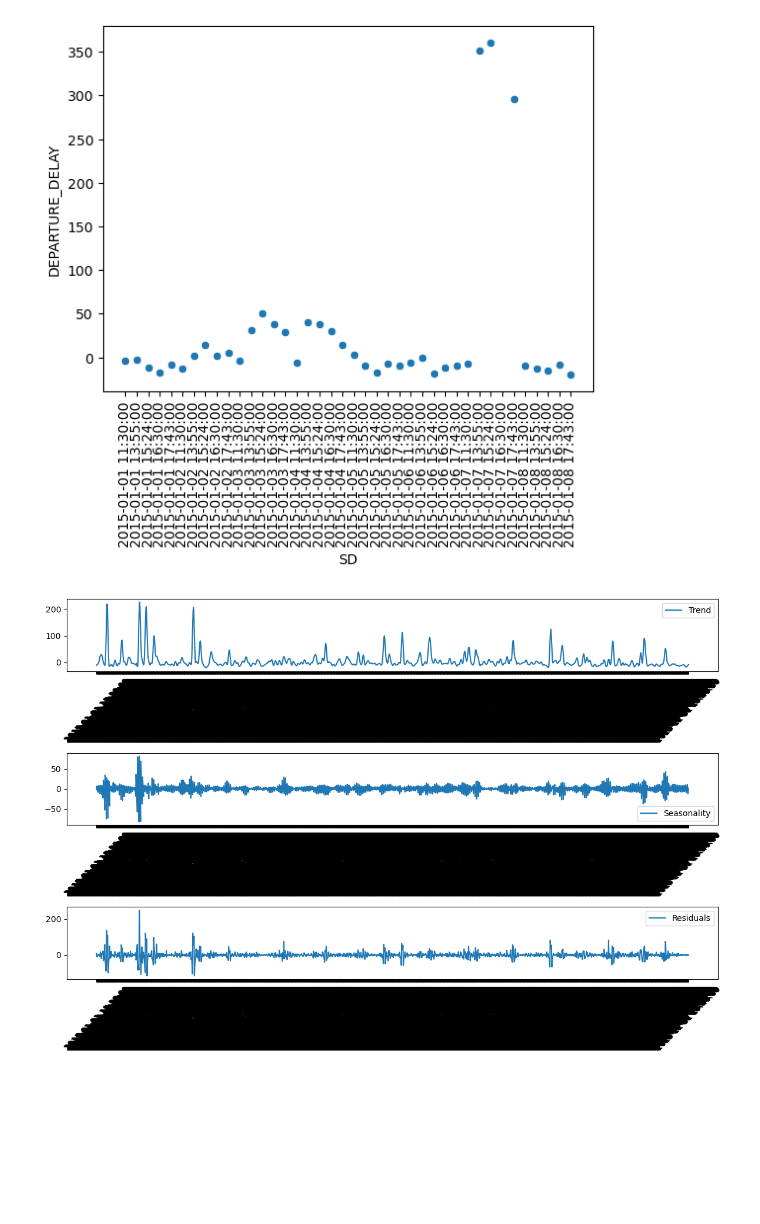
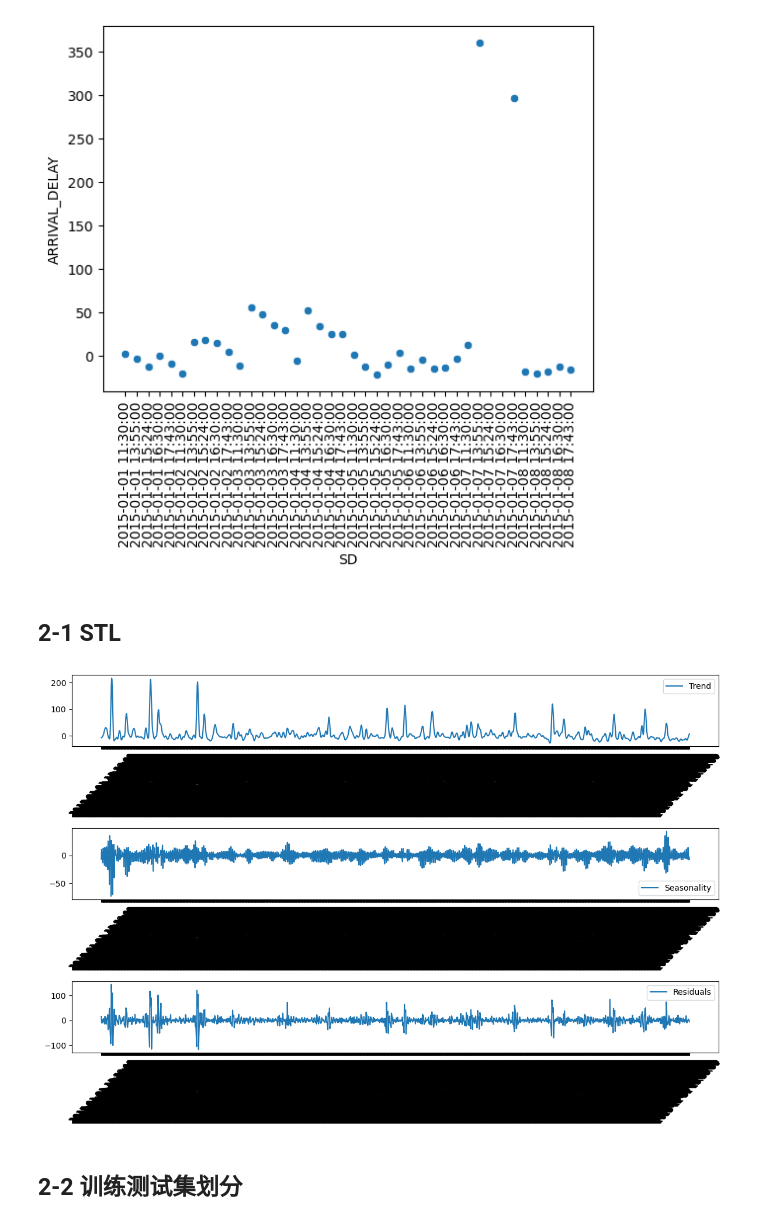
Before and after one commit to AllanJinYosoro/FlightDelayPrediction, a Jupyter notebook: data/circuit_flight/SARIMA.ipynb, the cells around one changed output. Cells and saved outputs as stored; diff of their text form; code cells hidden in the pictures; blank space fills up the shorter version.

```diff
--- a/data/circuit_flight/SARIMA.ipynb
+++ b/data/circuit_flight/SARIMA.ipynb
@@ -11,0 +53,3 @@ data['Date_time'] = pd.to_datetime(data['Date'])
+# %%
+data = pd.read_csv('dense_flights_data.csv')
+data.columns
@@ -46,34 +191,38 @@ plt.show()
 # %%
-sns.scatterplot(data=flights.iloc[:40,:],x='SD',y='DEPARTURE_DELAY')
+sns.scatterplot(data=flights.iloc[:40,:],x='SD',y='ARRIVAL_DELAY')
 plt.xticks(rotation=90)
 plt.show()
 # %% [output]
-[figure, old version]
+[figure, new version]
+# %% [markdown]
+## 2-1 STL
 # %%
 from statsmodels.tsa.seasonal import STL
-stl = STL(flights['DEPARTURE_DELAY'].interpolate(method='linear'), period=5)
+stl = STL(flights['ARRIVAL_DELAY'].interpolate(method='linear'), period=5)
 res = stl.fit()
 
 season = res.seasonal
 trend = res.trend
 resid = res.resid
 
 plt.figure(figsize=(12, 8))
 plt.subplot(3, 1, 1)
-#plt.plot(flights.index, flights['DEPARTURE_DELAY'], label='Original')
+#plt.plot(flights.index, flights['ARRIVAL_DELAY'], label='Original')
 plt.plot(flights['SD'], trend, label='Trend')
 plt.xticks(rotation=45)
 plt.legend()
 plt.subplot(3, 1, 2)
 plt.plot(flights['SD'], season, label='Seasonality')
 plt.xticks(rotation=45)
 plt.legend()
 plt.subplot(3, 1, 3)
 plt.plot(flights['SD'], resid, label='Residuals')
 plt.xticks(rotation=45)
 plt.legend()
 plt.tight_layout()
 plt.show()
 # %% [output]
-[figure, old version]
+[figure, new version]
+# %% [markdown]
+## 2-2 训练测试集划分
 # %%
```
Also changed, not shown: parts of 31 cells of this notebook, 1 other file.
